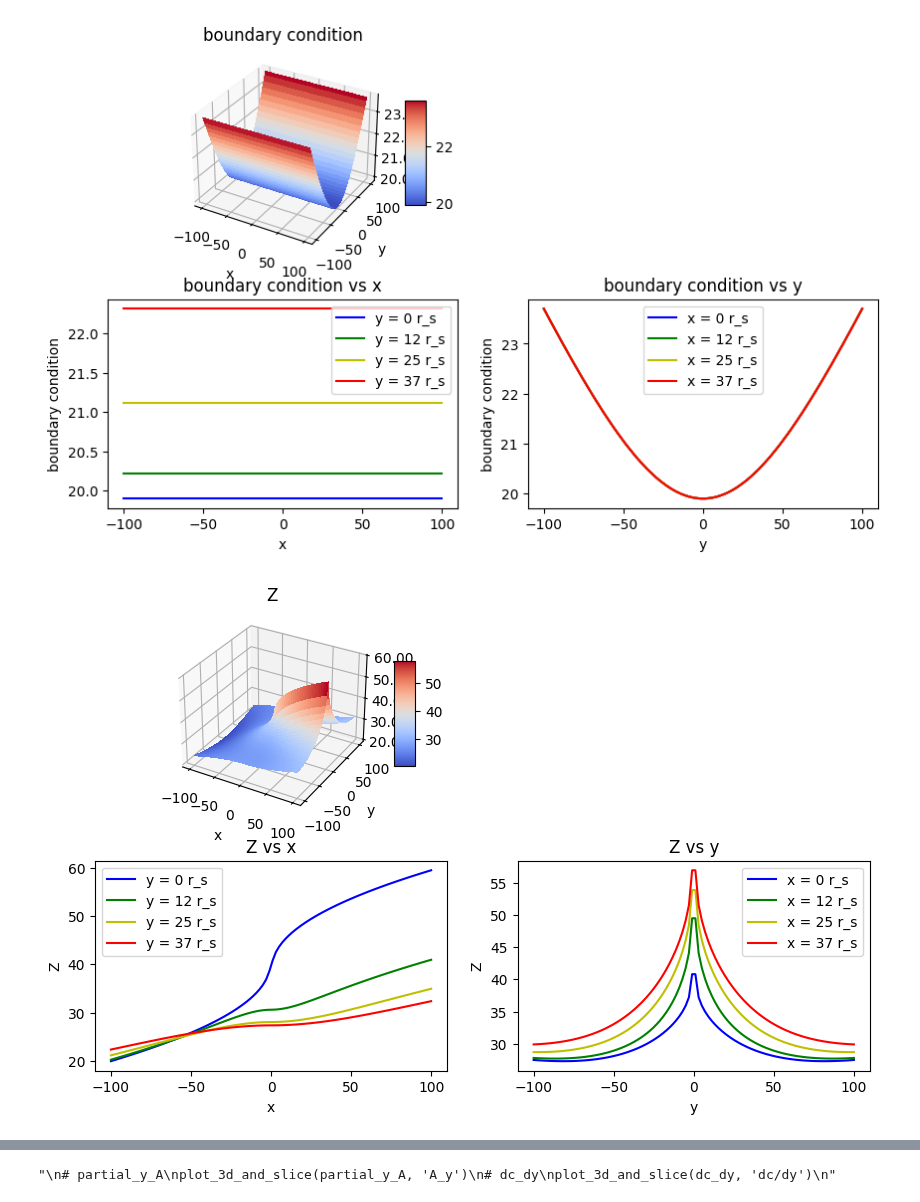
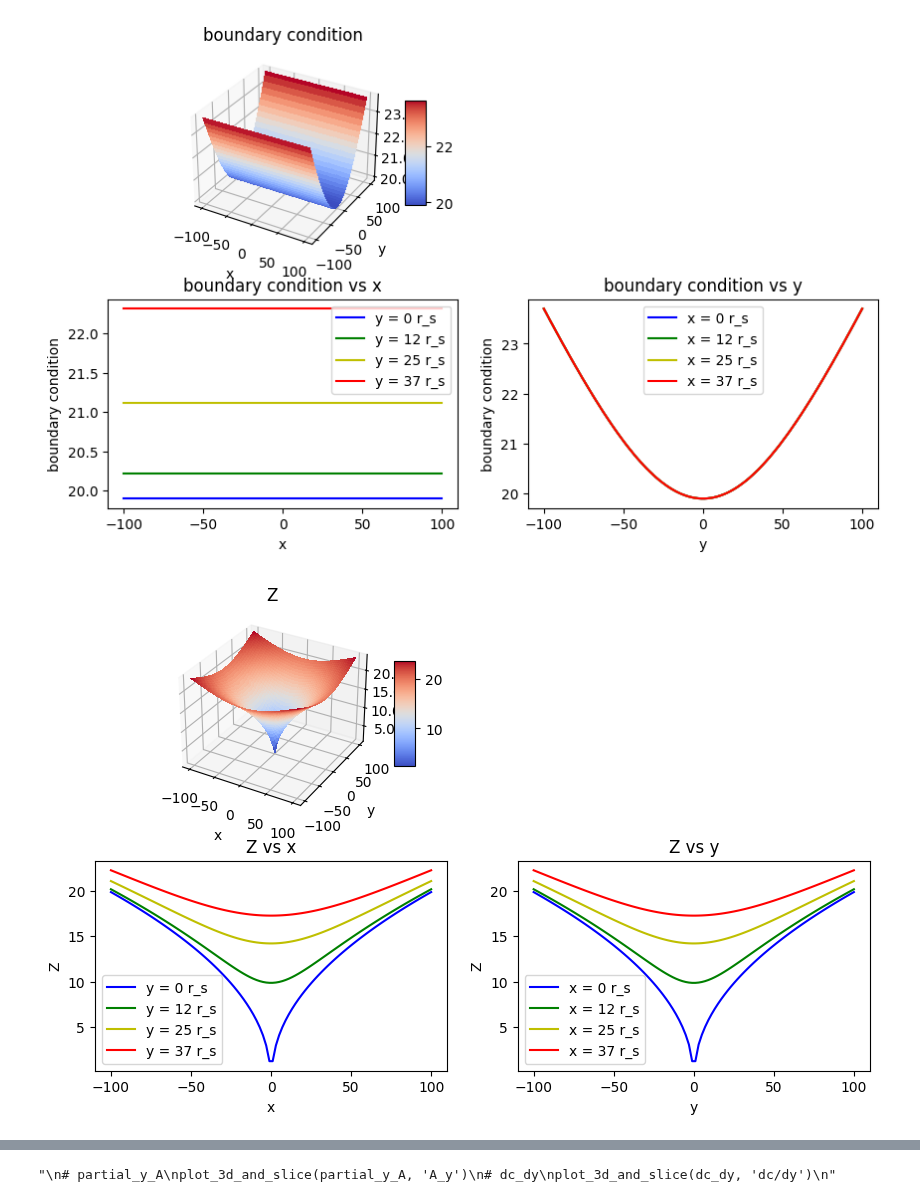
Before and after one commit to NagisaKanno/Embedding-PDE-beta, a Jupyter notebook: copy_embedding_pde_Mar19.ipynb, the cells around one changed output, grey strips where cells are left out. Saved outputs shown, nothing was run; the diff lists cells and outputs as text; code cells hidden in the pictures.

Commit message:
sign issue: back to solution to only single BH case. worry about Binary later. Still doesn't work perfectly.

```diff
--- a/copy_embedding_pde_Mar19.ipynb
+++ b/copy_embedding_pde_Mar19.ipynb
@@ -55,41 +55,17 @@ def g_xy(x, y):
 # embedding pde's
 # ========================
 def partial_x_Z(x, y):
-    sign = pick_partialx_sign(x, y)
-    return sign * np.sqrt(g_xx(x, y) - 1)
+    return np.sign(x) * np.sqrt(g_xx(x, y) - 1)
 def partial_y_Z(x, y):
-    sign = pick_partialx_sign(x, y)
-    return sign * np.sqrt(g_yy(x, y) - 1)
+    return np.sign(y) * np.sqrt(g_yy(x, y) - 1)
 # sign checker
-def sign_condition_check(x, y, sign_parital_x, sign_parital_y):
-    condition_met = False
-    dz_dr = x * sign_parital_x*partial_x_Z(x, y) + y * sign_parital_y*partial_y_Z(x, y)
-    if dz_dr > 0:
-        condition_met = True
-    return condition_met
-def pick_partialx_sign(x_coord, y_coord):
-    '''
-    picks either the positive or negative solution at each point in space
-    '''
-    partialx_sign, partialy_sign = 1, 1
-    if sign_condition_check(x_coord, y_coord, partialx_sign, partialy_sign):
-        return partialx_sign
-    else:
-        partialx_sign, partialy_sign = -1, 1
-        if sign_condition_check(x_coord, y_coord, partialx_sign, partialy_sign):
-            return partialx_sign
-        else:
-            partialx_sign, partialy_sign = 1, -1
-            if sign_condition_check(x_coord, y_coord, partialx_sign, partialy_sign):
-                return partialx_sign
-            else:
-                partialx_sign, partialy_sign = -1, -1
-                if sign_condition_check(x_coord, y_coord, partialx_sign, partialy_sign):
-                    return partialx_sign
-                else:
-                    print(f'\nERROR\npick_partialx_sign() : NO SIGN PAIR FOUND AT ({x_coord}, {y_coord})\n')
-    return None
-
+def pick_partialx_sign(x, y):
+    sign = None
+    if x >= 0:
+        sign = 1
+    elif x < 0:
+        sign = -1
+    return sign
 
 # ========================
 # Set-up Values
@@ -190,2 +166,2 @@ plot_3d_and_slice(dc_dy, 'dc/dy')
 [figure]
-[figure, old version]
+[figure, new version]
```
Also changed, not shown: parts of 3 cells of this notebook, 1 other file.
